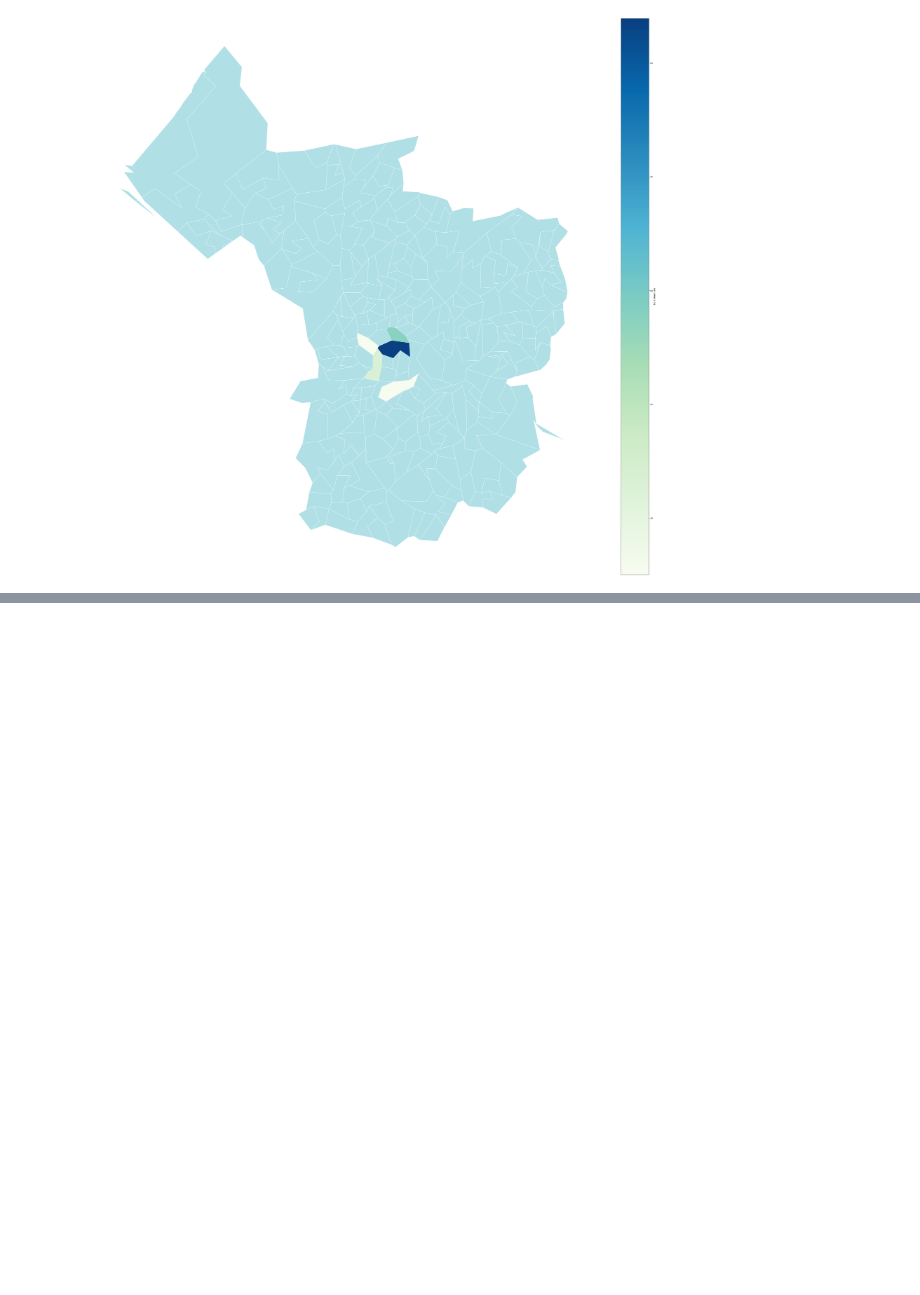
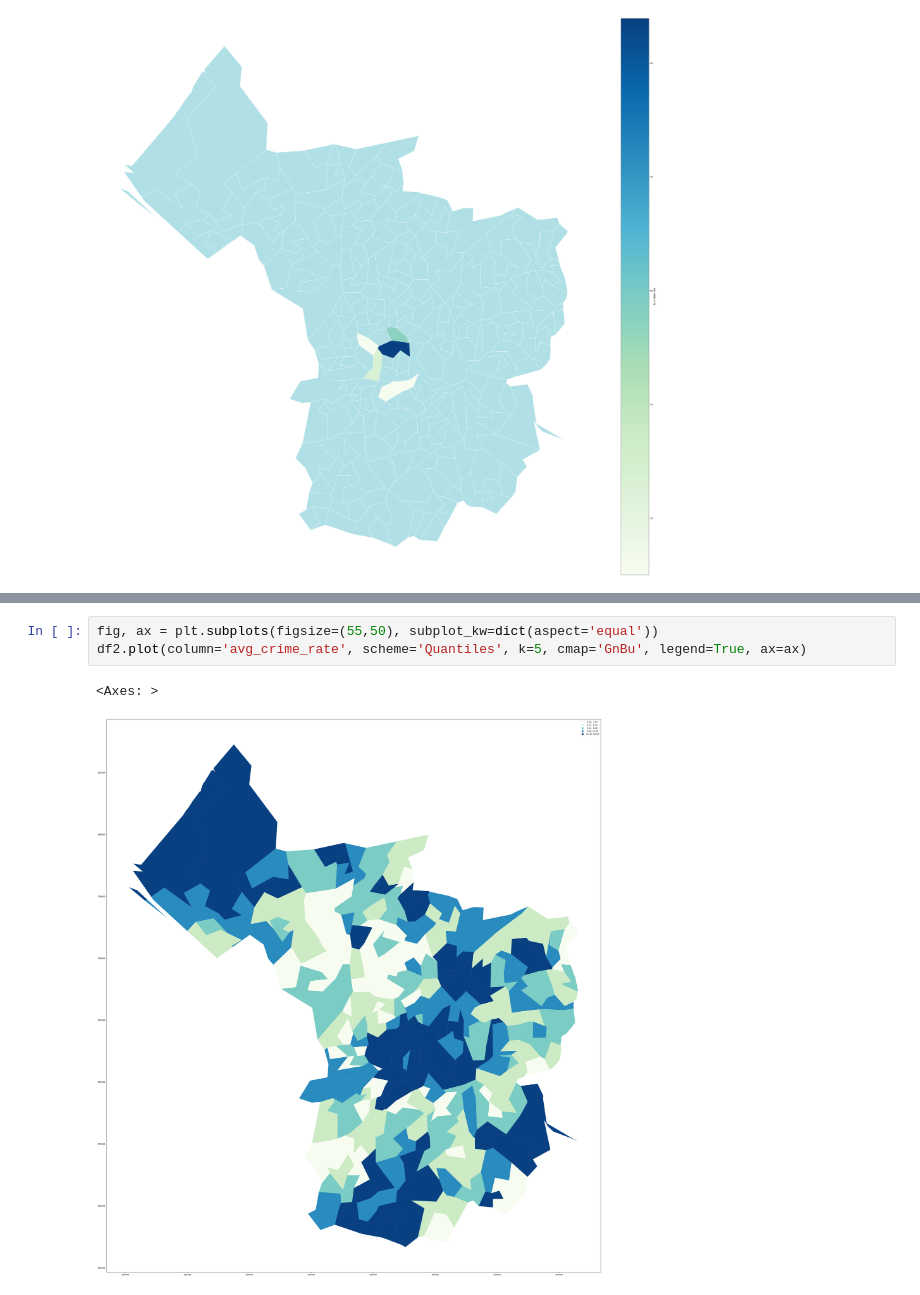
Before and after one commit to raven-172/-Analytics--Criminal-status-in-UK, a Jupyter notebook: 2.ipynb, the cells around one changed output, grey strips where cells are left out. Saved outputs shown, nothing was run; the diff lists cells and outputs as text; blank space fills up the shorter version.

```diff
--- a/2.ipynb
+++ b/2.ipynb
@@ -426,0 +449,6 @@ ax.set_axis_off()
+# %%
+fig, ax = plt.subplots(figsize=(55,50), subplot_kw=dict(aspect='equal'))
+df2.plot(column='avg_crime_rate', scheme='Quantiles', k=5, cmap='GnBu', legend=True, ax=ax)
+# %% [output]
+<Axes: >
+[figure, added]
```
Also changed, not shown: parts of 2 cells of this notebook.
